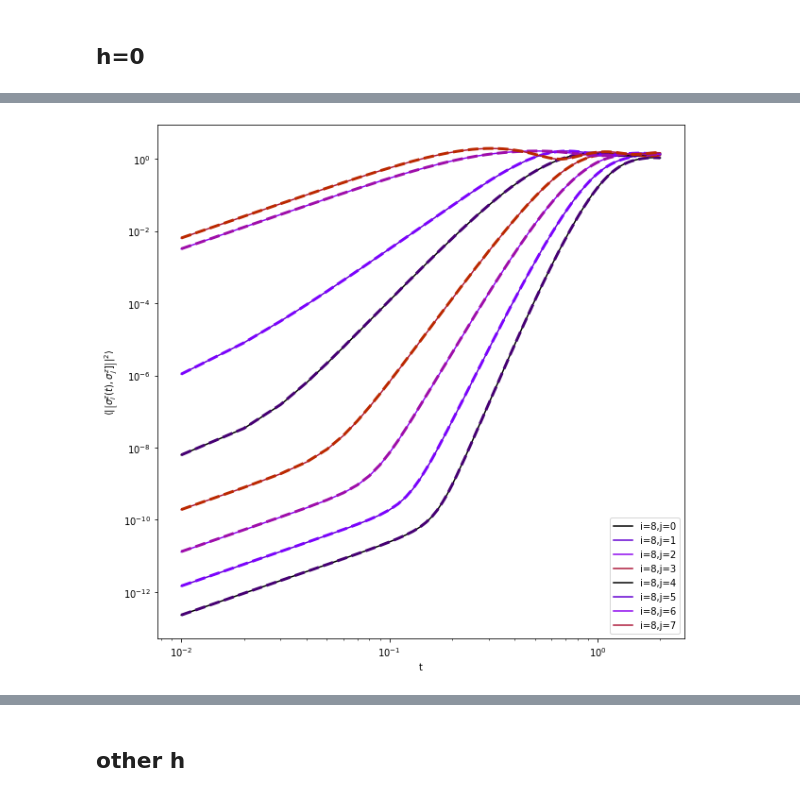
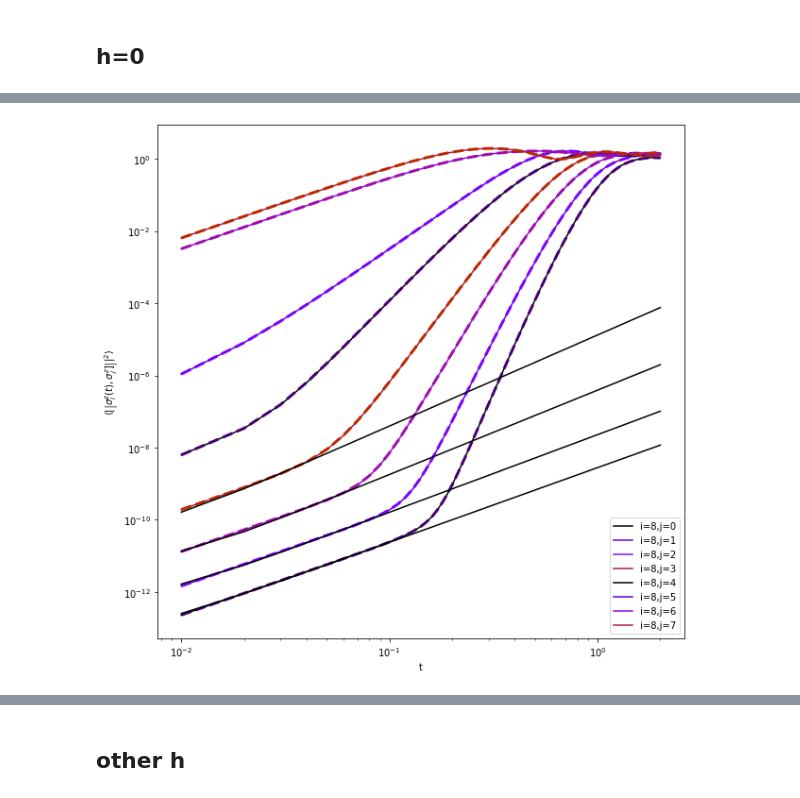
Before and after one commit to mkm2/WorkingFolder, a Jupyter notebook: notebooks/Analysis/Short_Time_Behaviour.ipynb, the cells around one changed output, grey strips where cells are left out. Saved outputs shown, nothing was run; the diff lists cells and outputs as text; code cells hidden in the pictures.

```diff
--- a/notebooks/Analysis/Short_Time_Behaviour.ipynb
+++ b/notebooks/Analysis/Short_Time_Behaviour.ipynb
@@ -163,20 +163,31 @@ No handles with labels found to put in legend.
 [figure]
 # %%
 idh = 0
+popt = []
+perr = []
+tmax = [10,9,7,5]
+for j in range(0,4):
+    poptj, pcovj = curve_fit(model,T[0:tmax[j]],res[idh][0:tmax[j],j])
+    popt.append(poptj)
+    perr.append(np.sqrt(np.diag(pcovj)))
+
+
 NUM_COLORS = N//2
 cm = plt.get_cmap('gnuplot')
 cNorm  = colors.Normalize(vmin=0, vmax=NUM_COLORS+5)
 scalarMap = mplcm.ScalarMappable(norm=cNorm, cmap=cm)
 fig = plt.figure(figsize=(10,10))
 ax = fig.add_subplot(111)
 ax.set_prop_cycle(color=[scalarMap.to_rgba(i) for i in range(NUM_COLORS)])
 for j in range(0,N//2):
     ax.loglog(T[1:],res[idh][1:,j],label="i={},j={}".format(N//2,j))
     ax.loglog(T[1:],res_NN[idh][1:,j],linestyle="--",linewidth=3)
+    if j < 4:
+        ax.loglog(T[1:],model(T[1:],*(popt[j])),color='black')
 ax.legend(loc="lower right")
 ax.set_xlabel("t")
 ax.set_ylabel(r"$\langle\left|\left[\sigma_i^z(t),\sigma_j^z]\right]\right|^2\rangle$")
 #ax.set_ylim(1e-12,5)
 plt.show()
 # %% [output]
-[figure, old version]
+[figure, new version]
```
Also changed, not shown: parts of 11 cells of this notebook, 4 other files.
